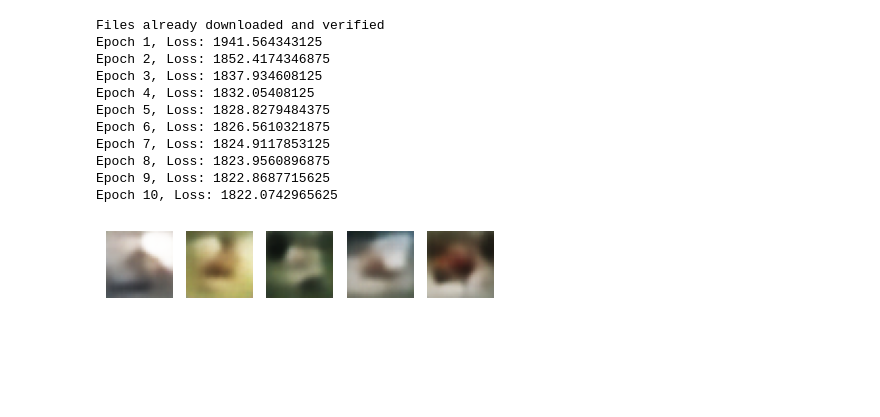
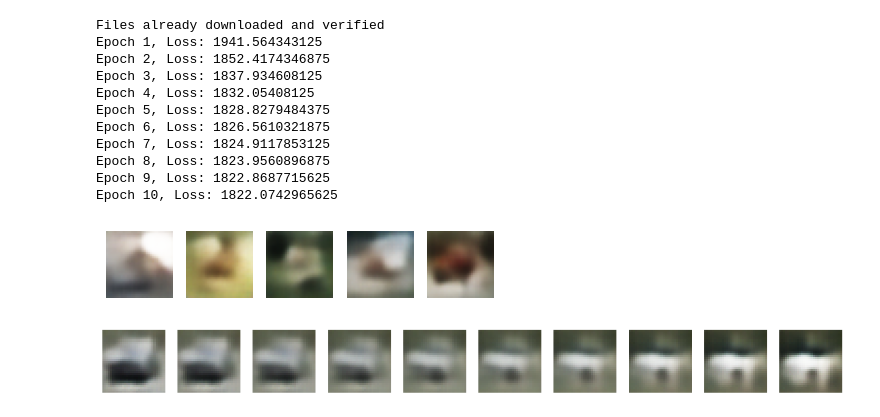
Before and after one commit to Colinm1215/AssignmentThree, a Jupyter notebook: 031_module3_variational_autoencoder.ipynb, the cells around one changed output. Drawn from its saved outputs; the diff is of its cells as text; code cells hidden in the pictures; blank space fills up the shorter version.

```diff
--- a/031_module3_variational_autoencoder.ipynb
+++ b/031_module3_variational_autoencoder.ipynb
@@ -117,3 +117,35 @@ def generate_images(model, num_images=10, latent_dim=128):
 generate_images(vae, num_images=5, latent_dim=128)
 # %% [output]
 [figure]
+# %%
+import numpy as np
+
+def interpolate_latents(model, img1, img2, steps=10):
+    model.eval()
+    with torch.no_grad():
+        mu1, logvar1 = model.encode(img1.unsqueeze(0))
+        z1 = model.reparameterize(mu1, logvar1)
+
+        mu2, logvar2 = model.encode(img2.unsqueeze(0))
+        z2 = model.reparameterize(mu2, logvar2)
+
+        interpolated_images = []
+        for alpha in np.linspace(0, 1, steps):
+            z_interp = z1 * (1 - alpha) + z2 * alpha
+            recon_img = model.decode(z_interp).squeeze(0).cpu().numpy().transpose(1, 2, 0)
+            interpolated_images.append(recon_img)
+
+    return interpolated_images
+
+dataset = next(iter(train_loader))[0]
+img1, img2 = dataset[0], dataset[1]
+
+interpolated_images = interpolate_latents(vae, img1, img2)
+
+fig, axes = plt.subplots(1, len(interpolated_images), figsize=(15, 2))
+for i, ax in enumerate(axes):
+    ax.imshow(interpolated_images[i])
+    ax.axis("off")
+plt.show()
+# %% [output]
+[figure, added]
```
